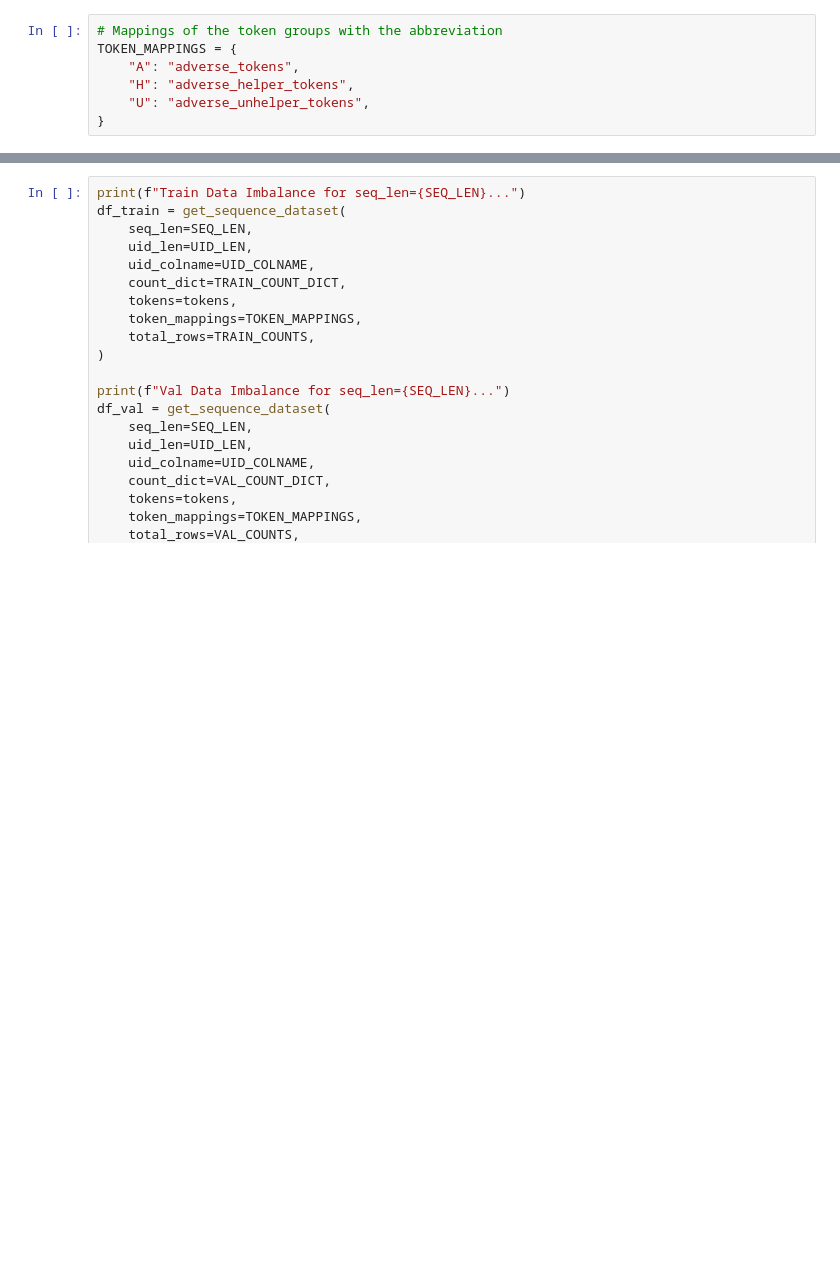
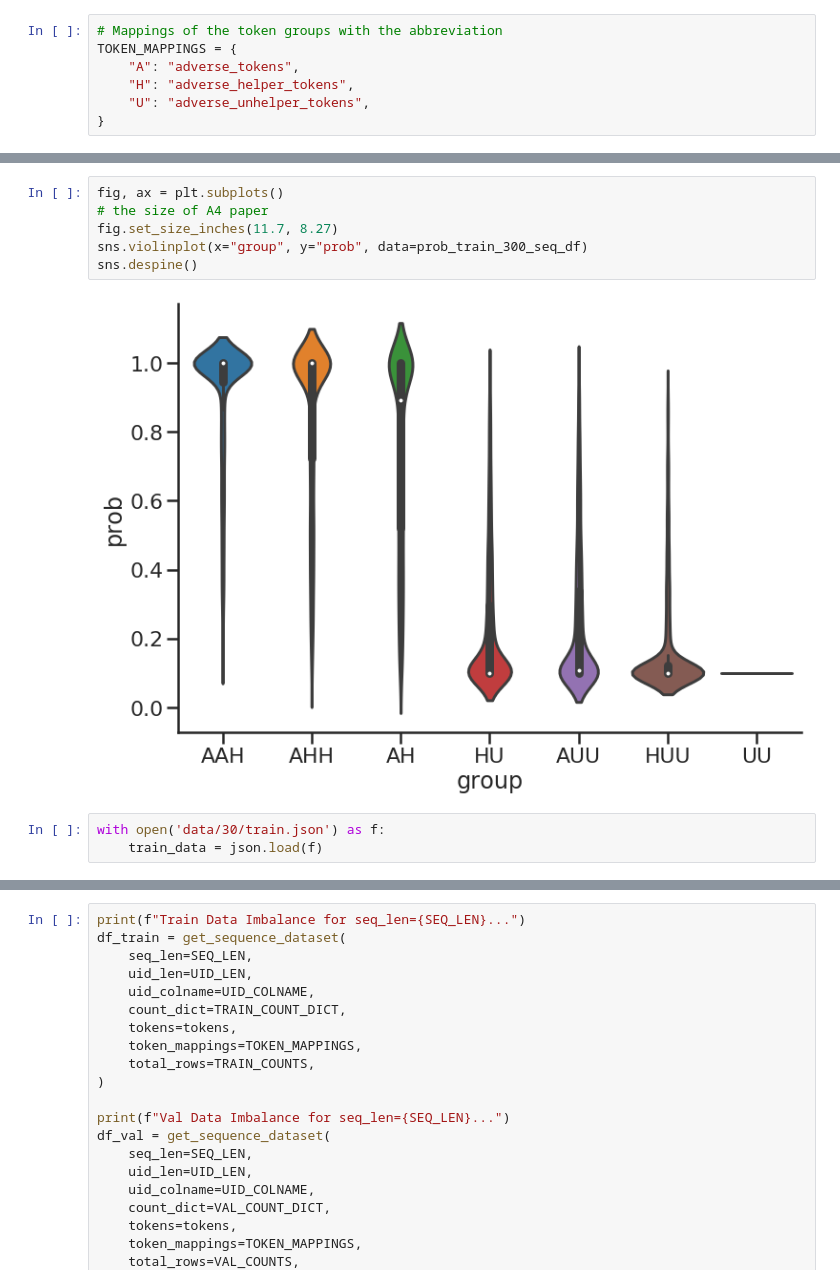
Before and after one commit to Weilin37/CMSAI_Research, a Jupyter notebook: data/toy_dataset/Create_toy_dataset_final_final.ipynb, the cells around one changed output, grey strips where cells are left out. Drawn from its saved outputs; the diff is of its cells as text; blank space fills up the shorter version.

```diff
--- a/data/toy_dataset/Create_toy_dataset_final_final.ipynb
+++ b/data/toy_dataset/Create_toy_dataset_final_final.ipynb
@@ -166,0 +330,11 @@ TOKEN_MAPPINGS = {
+# %%
+fig, ax = plt.subplots()
+# the size of A4 paper
+fig.set_size_inches(11.7, 8.27)
+sns.violinplot(x="group", y="prob", data=prob_train_300_seq_df)
+sns.despine()
+# %% [output]
+[figure, added]
+# %%
+with open('data/30/train.json') as f:
+    train_data = json.load(f)
```
Also changed, not shown: parts of 28 cells of this notebook.
